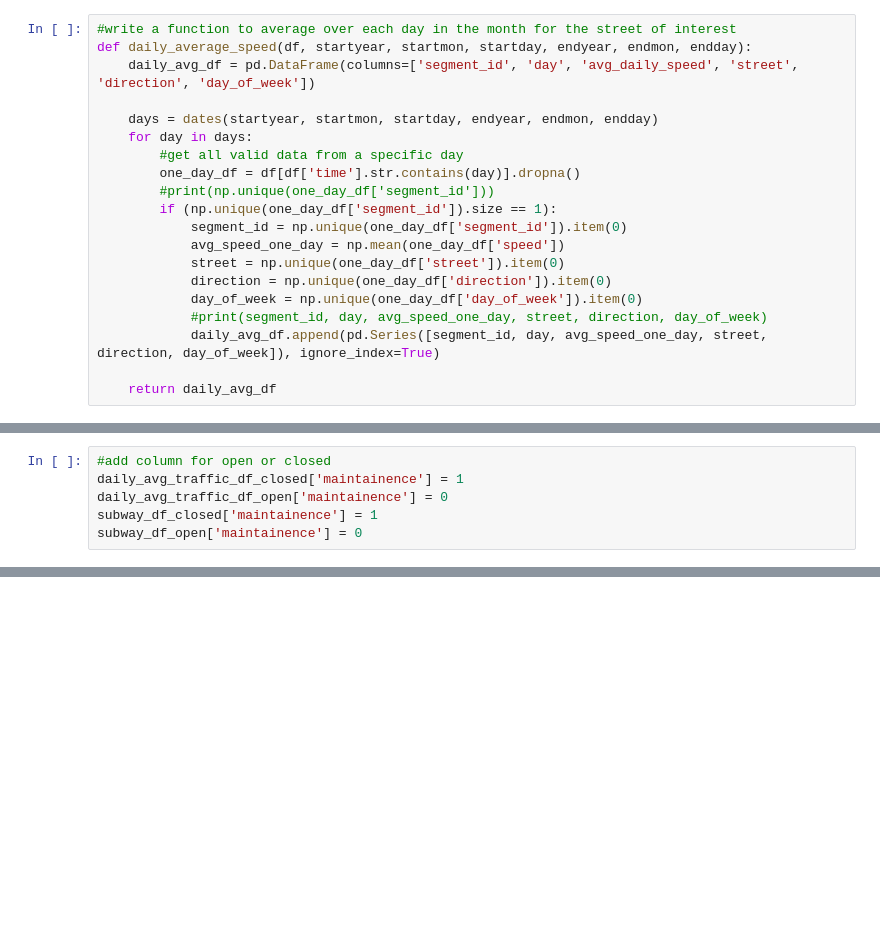
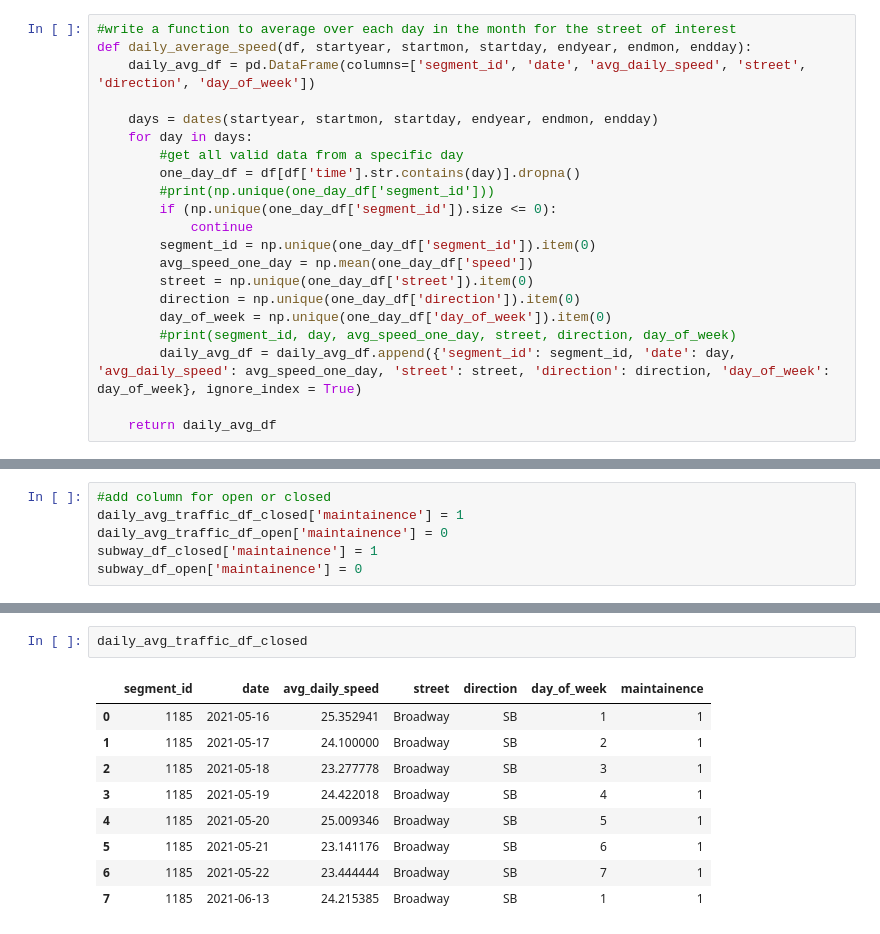
Before and after one commit to amandakhoo/data4all-team6, a Jupyter notebook: Data Cleaning- Merge Subway and Traffic Data.ipynb, the cells around one changed output, grey strips where cells are left out. Drawn from its saved outputs; the diff is of its cells as text; blank space fills up the shorter version.

Commit message:
Cleaned up some previous code for daily_average_speed

```diff
--- a/Data Cleaning- Merge Subway and Traffic Data.ipynb
+++ b/Data Cleaning- Merge Subway and Traffic Data.ipynb
@@ -92,21 +92,22 @@ dates(2021,5,1, 2021,6,16)[0:5]
 # %%
 #write a function to average over each day in the month for the street of interest
 def daily_average_speed(df, startyear, startmon, startday, endyear, endmon, endday):
-    daily_avg_df = pd.DataFrame(columns=['segment_id', 'day', 'avg_daily_speed', 'street', 'direction', 'day_of_week'])
+    daily_avg_df = pd.DataFrame(columns=['segment_id', 'date', 'avg_daily_speed', 'street', 'direction', 'day_of_week'])
 
     days = dates(startyear, startmon, startday, endyear, endmon, endday)
     for day in days:
         #get all valid data from a specific day
         one_day_df = df[df['time'].str.contains(day)].dropna()
         #print(np.unique(one_day_df['segment_id']))
-        if (np.unique(one_day_df['segment_id']).size == 1):
-            segment_id = np.unique(one_day_df['segment_id']).item(0)
-            avg_speed_one_day = np.mean(one_day_df['speed'])
-            street = np.unique(one_day_df['street']).item(0)
-            direction = np.unique(one_day_df['direction']).item(0)
-            day_of_week = np.unique(one_day_df['day_of_week']).item(0)
-            #print(segment_id, day, avg_speed_one_day, street, direction, day_of_week)
-            daily_avg_df.append(pd.Series([segment_id, day, avg_speed_one_day, street, direction, day_of_week]), ignore_index=True)
+        if (np.unique(one_day_df['segment_id']).size <= 0):
+            continue
+        segment_id = np.unique(one_day_df['segment_id']).item(0)
+        avg_speed_one_day = np.mean(one_day_df['speed'])
+        street = np.unique(one_day_df['street']).item(0)
+        direction = np.unique(one_day_df['direction']).item(0)
+        day_of_week = np.unique(one_day_df['day_of_week']).item(0)
+        #print(segment_id, day, avg_speed_one_day, street, direction, day_of_week)
+        daily_avg_df = daily_avg_df.append({'segment_id': segment_id, 'date': day, 'avg_daily_speed': avg_speed_one_day, 'street': street, 'direction': direction, 'day_of_week': day_of_week}, ignore_index = True)
 
     return daily_avg_df
 # %%
@@ -139,0 +196,12 @@ daily_avg_traffic_df_closed.join(subway_df_closed, on = 'date', how = 'left')
+# %%
+daily_avg_traffic_df_closed
+# %% [output]
+|  | segment_id | date | avg_daily_speed | street | direction | day_of_week | maintainence |
+| 0 | 1185 | 2021-05-16 | 25.352941 | Broadway | SB | 1 | 1 |
+| 1 | 1185 | 2021-05-17 | 24.100000 | Broadway | SB | 2 | 1 |
+| 2 | 1185 | 2021-05-18 | 23.277778 | Broadway | SB | 3 | 1 |
+| 3 | 1185 | 2021-05-19 | 24.422018 | Broadway | SB | 4 | 1 |
+| 4 | 1185 | 2021-05-20 | 25.009346 | Broadway | SB | 5 | 1 |
+| 5 | 1185 | 2021-05-21 | 23.141176 | Broadway | SB | 6 | 1 |
+| 6 | 1185 | 2021-05-22 | 23.444444 | Broadway | SB | 7 | 1 |
+| 7 | 1185 | 2021-06-13 | 24.215385 | Broadway | SB | 1 | 1 |
```
Also changed, not shown: parts of 6 cells of this notebook.
